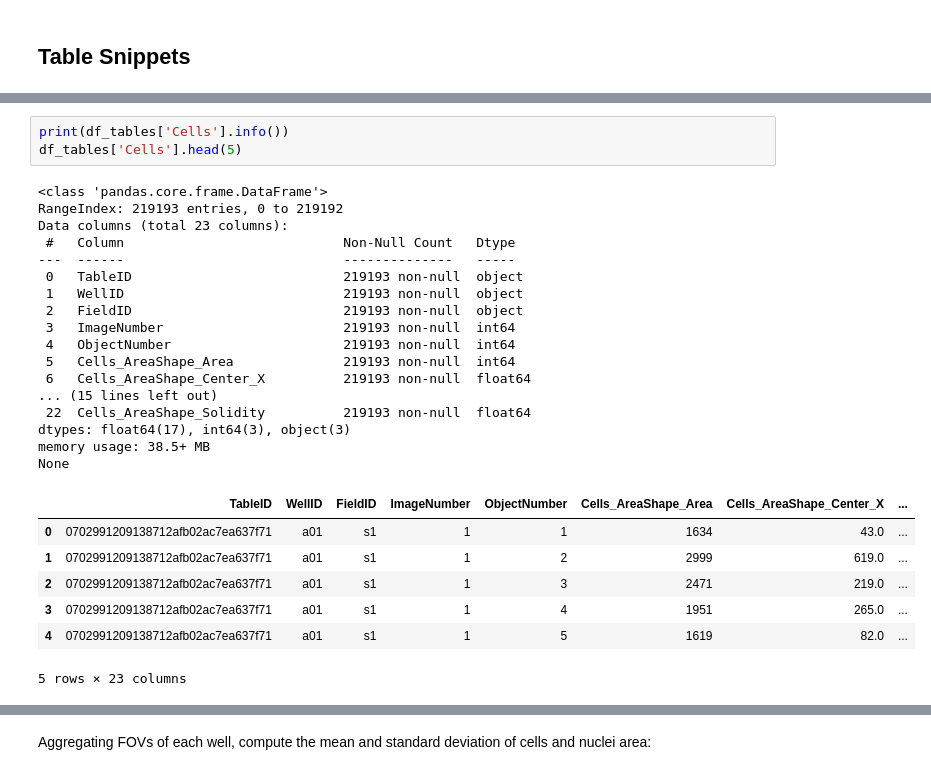
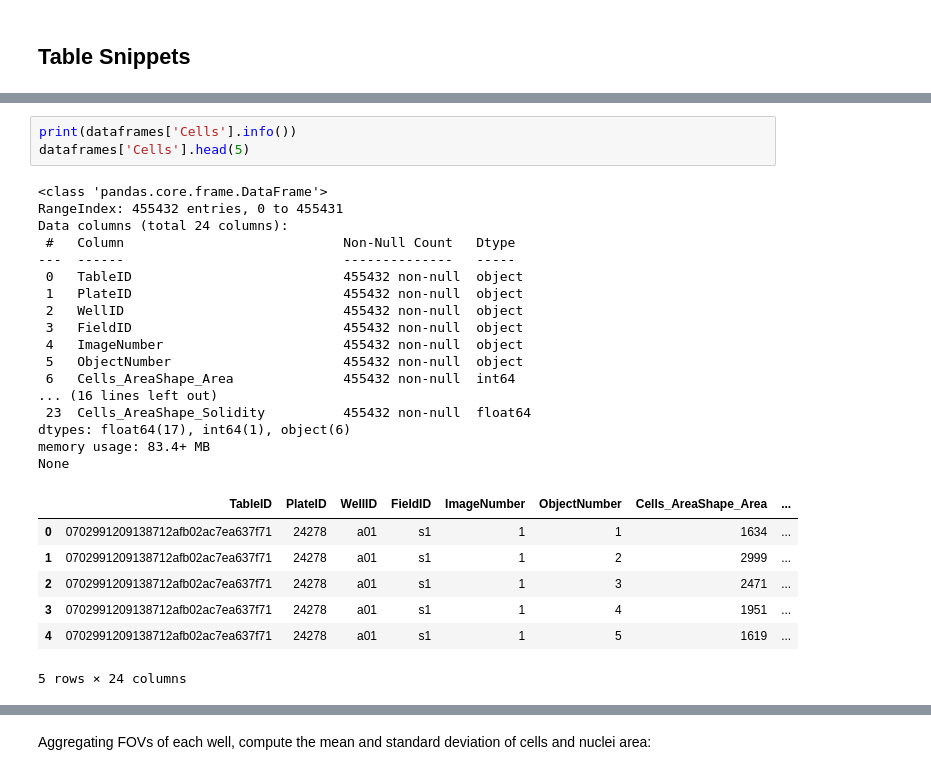
Before and after one commit to emreguler97/project-vermeer, a Jupyter notebook: project_vermeer.ipynb, the cells around one changed output, grey strips where cells are left out. Drawn from its saved outputs; the diff is of its cells as text.

```diff
--- a/project_vermeer.ipynb
+++ b/project_vermeer.ipynb
@@ -400,29 +417,29 @@ None
 # %%
-print(df_tables['Cells'].info())
-df_tables['Cells'].head(5)
+print(dataframes['Cells'].info())
+dataframes['Cells'].head(5)
 # %% [output]
 <class 'pandas.core.frame.DataFrame'>
-RangeIndex: 219193 entries, 0 to 219192
-Data columns (total 23 columns):
+RangeIndex: 455432 entries, 0 to 455431
+Data columns (total 24 columns):
  #   Column                            Non-Null Count   Dtype
 ---  ------                            --------------   -----
- 0   TableID                           219193 non-null  object
- 1   WellID                            219193 non-null  object
- 2   FieldID                           219193 non-null  object
- 3   ImageNumber                       219193 non-null  int64
- 4   ObjectNumber                      219193 non-null  int64
- 5   Cells_AreaShape_Area              219193 non-null  int64
- 6   Cells_AreaShape_Center_X          219193 non-null  float64
-... (15 lines left out)
- 22  Cells_AreaShape_Solidity          219193 non-null  float64
-dtypes: float64(17), int64(3), object(3)
-memory usage: 38.5+ MB
+ 0   TableID                           455432 non-null  object
+ 1   PlateID                           455432 non-null  object
+ 2   WellID                            455432 non-null  object
+ 3   FieldID                           455432 non-null  object
+ 4   ImageNumber                       455432 non-null  object
+ 5   ObjectNumber                      455432 non-null  object
+ 6   Cells_AreaShape_Area              455432 non-null  int64
+... (16 lines left out)
+ 23  Cells_AreaShape_Solidity          455432 non-null  float64
+dtypes: float64(17), int64(1), object(6)
+memory usage: 83.4+ MB
 None
-|  | TableID | WellID | FieldID | ImageNumber | ObjectNumber | Cells_AreaShape_Area | Cells_AreaShape_Center_X | ... |
-| 0 | 0702991209138712afb02ac7ea637f71 | a01 | s1 | 1 | 1 | 1634 | 43.0 | ... |
-| 1 | 0702991209138712afb02ac7ea637f71 | a01 | s1 | 1 | 2 | 2999 | 619.0 | ... |
-| 2 | 0702991209138712afb02ac7ea637f71 | a01 | s1 | 1 | 3 | 2471 | 219.0 | ... |
-| 3 | 0702991209138712afb02ac7ea637f71 | a01 | s1 | 1 | 4 | 1951 | 265.0 | ... |
-| 4 | 0702991209138712afb02ac7ea637f71 | a01 | s1 | 1 | 5 | 1619 | 82.0 | ... |
+|  | TableID | PlateID | WellID | FieldID | ImageNumber | ObjectNumber | Cells_AreaShape_Area | ... |
+| 0 | 0702991209138712afb02ac7ea637f71 | 24278 | a01 | s1 | 1 | 1 | 1634 | ... |
+| 1 | 0702991209138712afb02ac7ea637f71 | 24278 | a01 | s1 | 1 | 2 | 2999 | ... |
+| 2 | 0702991209138712afb02ac7ea637f71 | 24278 | a01 | s1 | 1 | 3 | 2471 | ... |
+| 3 | 0702991209138712afb02ac7ea637f71 | 24278 | a01 | s1 | 1 | 4 | 1951 | ... |
+| 4 | 0702991209138712afb02ac7ea637f71 | 24278 | a01 | s1 | 1 | 5 | 1619 | ... |
-5 rows × 23 columns
+5 rows × 24 columns
 # %%
```
Also changed, not shown: parts of 44 cells of this notebook.
